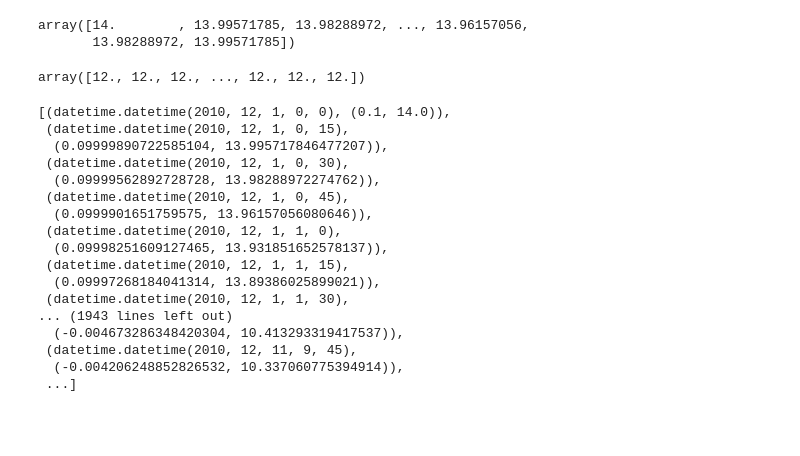
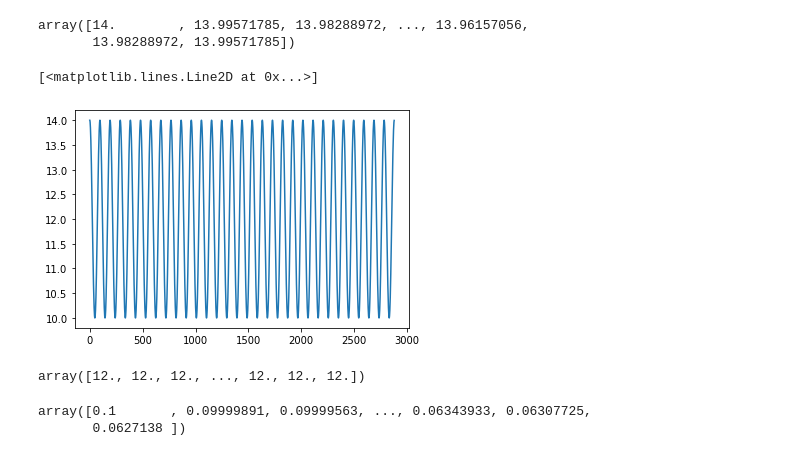
Before and after one commit to ameliemelorene/pyheatmy2022, a Jupyter notebook: demo_gen_test.ipynb, the cells around one changed output. Cells and saved outputs as stored; diff of their text form; code cells hidden in the pictures; blank space fills up the shorter version.

```diff
--- a/demo_gen_test.ipynb
+++ b/demo_gen_test.ipynb
@@ -20,8 +50,8 @@ dH_amp = 0.1
 dH_offset = 0
 P_dh = 14*24*4*dt
 # %%
-time_series_dict = {
-	"param_time_dates": None,#[t_debut, t_fin, dt],
+time_series_dict_user1 = {
+	"param_time_dates": [t_debut, t_fin, dt],
     "param_dH_signal": [dH_amp, P_dh, dH_offset], #En vrai y aura une 4e valeur ici mais ca prendra en charge pareil
 	"param_T_riv_signal": [T_riv_amp, P_T_riv, T_riv_offset],
     "param_T_aq_signal": [T_aq_amp, P_T_aq, T_aq_offset],
@@ -29,4 +59,4 @@ time_series_dict = {
     "sigma_meas_T": None, #float
 }
 
-emu_observ_test = Time_series.from_dict(time_series_dict)
+emu_observ_test_user1 = Time_series.from_dict(time_series_dict_user1)
@@ -48,4 +76,9 @@ emu_observ_test._T_riv
 # %% [output]
 array([14.        , 13.99571785, 13.98288972, ..., 13.96157056,
        13.98288972, 13.99571785])
+# %%
+plt.plot(emu_observ_test_user1._T_riv)
+# %% [output]
+[<matplotlib.lines.Line2D at 0x...>]
+[figure, added]
 # %%
@@ -54,23 +87,8 @@ emu_observ_test._T_aq
 # %% [output]
 array([12., 12., 12., ..., 12., 12., 12.])
 # %%
-emu_observ_test._generate_dH_series()
-emu_observ_test._dH
+emu_observ_test_user1._generate_dH_series()
+emu_observ_test_user1._dH
 # %% [output]
-[(datetime.datetime(2010, 12, 1, 0, 0), (0.1, 14.0)),
- (datetime.datetime(2010, 12, 1, 0, 15),
-  (0.09999890722585104, 13.995717846477207)),
- (datetime.datetime(2010, 12, 1, 0, 30),
-  (0.09999562892728728, 13.98288972274762)),
- (datetime.datetime(2010, 12, 1, 0, 45),
-  (0.0999901651759575, 13.96157056080646)),
- (datetime.datetime(2010, 12, 1, 1, 0),
-  (0.09998251609127465, 13.931851652578137)),
- (datetime.datetime(2010, 12, 1, 1, 15),
-  (0.09997268184041314, 13.89386025899021)),
- (datetime.datetime(2010, 12, 1, 1, 30),
-... (1943 lines left out)
-  (-0.004673286348420304, 10.413293319417537)),
- (datetime.datetime(2010, 12, 11, 9, 45),
-  (-0.004206248852826532, 10.337060775394914)),
- ...]
+array([0.1       , 0.09999891, 0.09999563, ..., 0.06343933, 0.06307725,
+       0.0627138 ])
```
Also changed, not shown: parts of 16 cells of this notebook, 2 other files.
